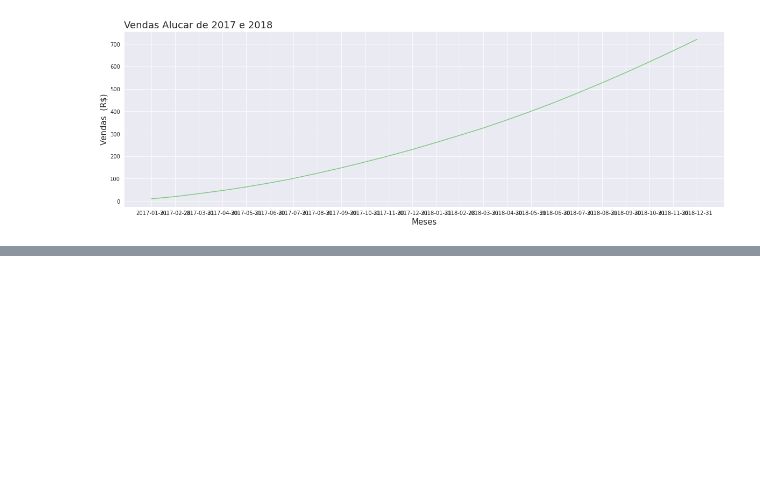
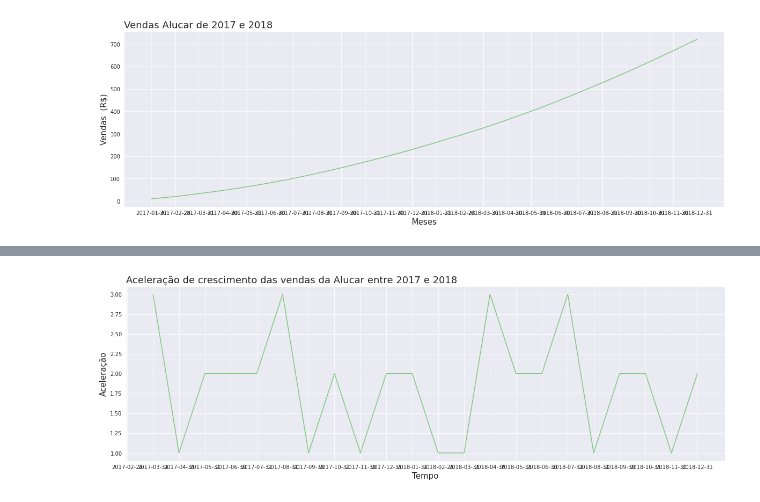
Before and after one commit to King-Bowie/TimeSeries, a Jupyter notebook: TimeSeries.ipynb, the cells around one changed output, grey strips where cells are left out. Cells and saved outputs as stored; diff of their text form; code cells hidden in the pictures; blank space fills up the shorter version.

```diff
--- a/TimeSeries.ipynb
+++ b/TimeSeries.ipynb
@@ -74,0 +99,3 @@ plt.show()
+# %%
+alucar['crescimento'] = alucar['aumento'].diff()
+alucar.head()
@@ -74,0 +109,4 @@ plt.show()
+# %%
+plotar('Aceleração de crescimento das vendas da Alucar entre 2017 e 2018','Tempo','Aceleração','mes','crescimento',alucar)
+# %% [output]
+[figure, added]
```
Also changed, not shown: parts of 7 cells of this notebook.
